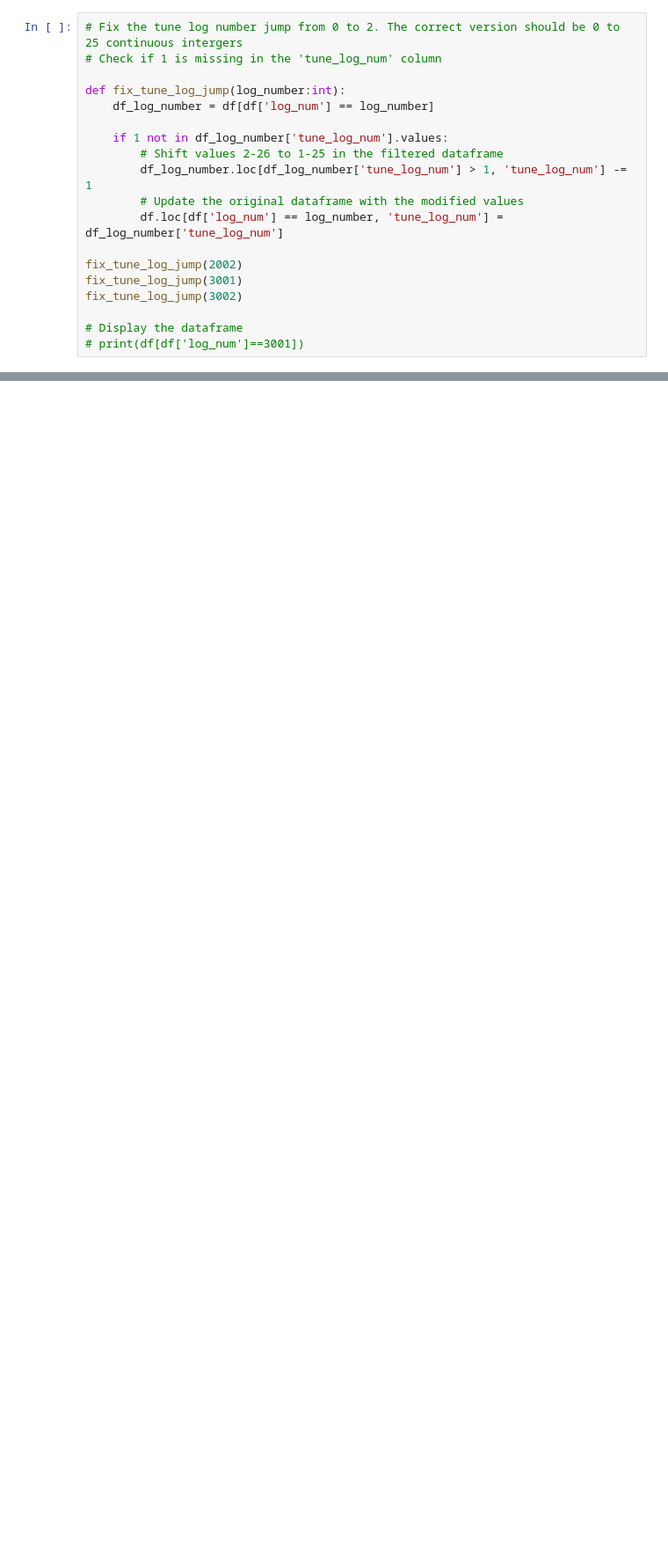
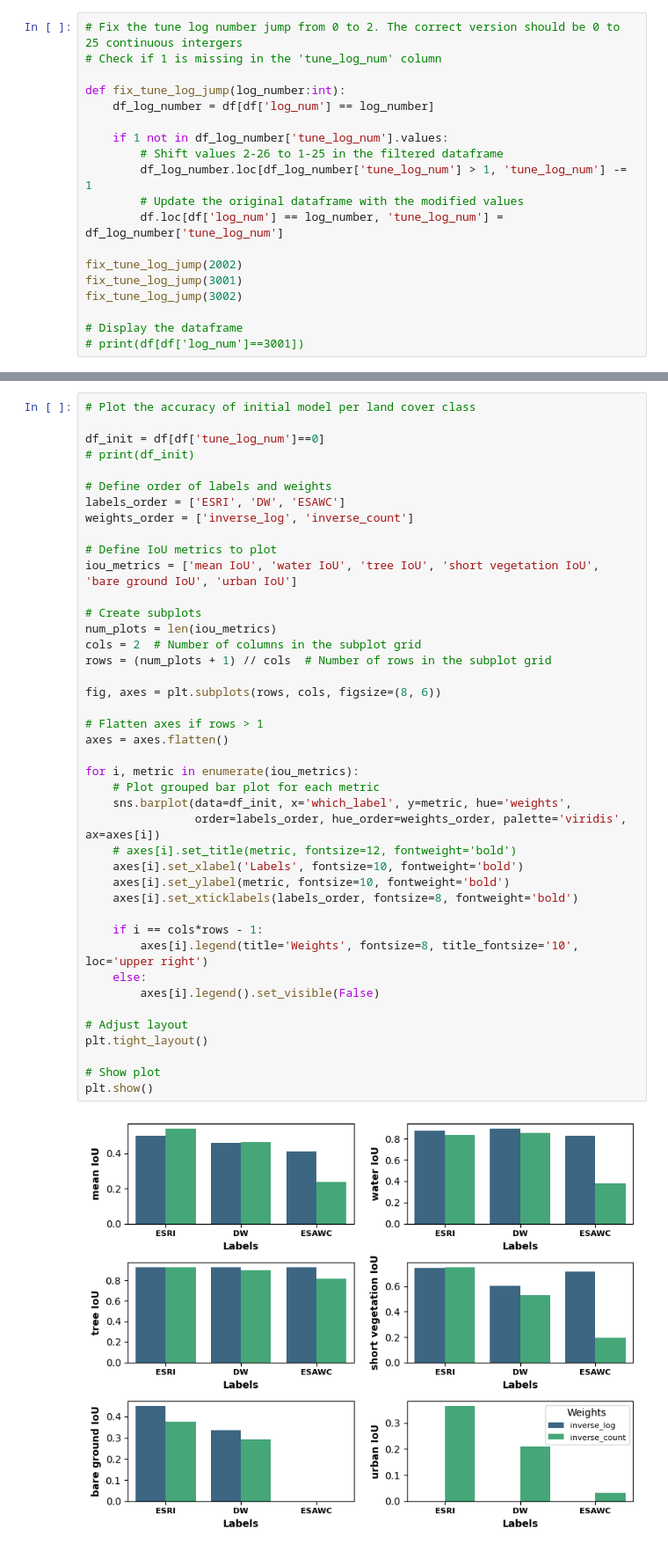
Before and after one commit to sherryqcchen/mlfluv, a Jupyter notebook: plot_accuracy.ipynb, the cells around one changed output, grey strips where cells are left out. Shown at 88% size. Saved outputs shown, nothing was run; the diff lists cells and outputs as text; blank space fills up the shorter version.

```diff
--- a/plot_accuracy.ipynb
+++ b/plot_accuracy.ipynb
@@ -230,0 +268,44 @@ plt.show()
+# %%
+# Plot the accuracy of initial model per land cover class
+
+df_init = df[df['tune_log_num']==0]
+# print(df_init)
+
+# Define order of labels and weights
+labels_order = ['ESRI', 'DW', 'ESAWC']
+weights_order = ['inverse_log', 'inverse_count']
+
+# Define IoU metrics to plot
+iou_metrics = ['mean IoU', 'water IoU', 'tree IoU', 'short vegetation IoU', 'bare ground IoU', 'urban IoU']
+
+# Create subplots
+num_plots = len(iou_metrics)
+cols = 2  # Number of columns in the subplot grid
+rows = (num_plots + 1) // cols  # Number of rows in the subplot grid
+
+fig, axes = plt.subplots(rows, cols, figsize=(8, 6))
+
+# Flatten axes if rows > 1
+axes = axes.flatten()
+
+for i, metric in enumerate(iou_metrics):
+    # Plot grouped bar plot for each metric
+    sns.barplot(data=df_init, x='which_label', y=metric, hue='weights',
+                order=labels_order, hue_order=weights_order, palette='viridis', ax=axes[i])
+    # axes[i].set_title(metric, fontsize=12, fontweight='bold')
+    axes[i].set_xlabel('Labels', fontsize=10, fontweight='bold')
+    axes[i].set_ylabel(metric, fontsize=10, fontweight='bold')
+    axes[i].set_xticklabels(labels_order, fontsize=8, fontweight='bold')
+
+    if i == cols*rows - 1:
+        axes[i].legend(title='Weights', fontsize=8, title_fontsize='10', loc='upper right')
+    else:
+        axes[i].legend().set_visible(False)
+
+# Adjust layout
+plt.tight_layout()
+
+# Show plot
+plt.show()
+# %% [output]
+[figure, added]
```
Also changed, not shown: parts of 14 cells of this notebook.
